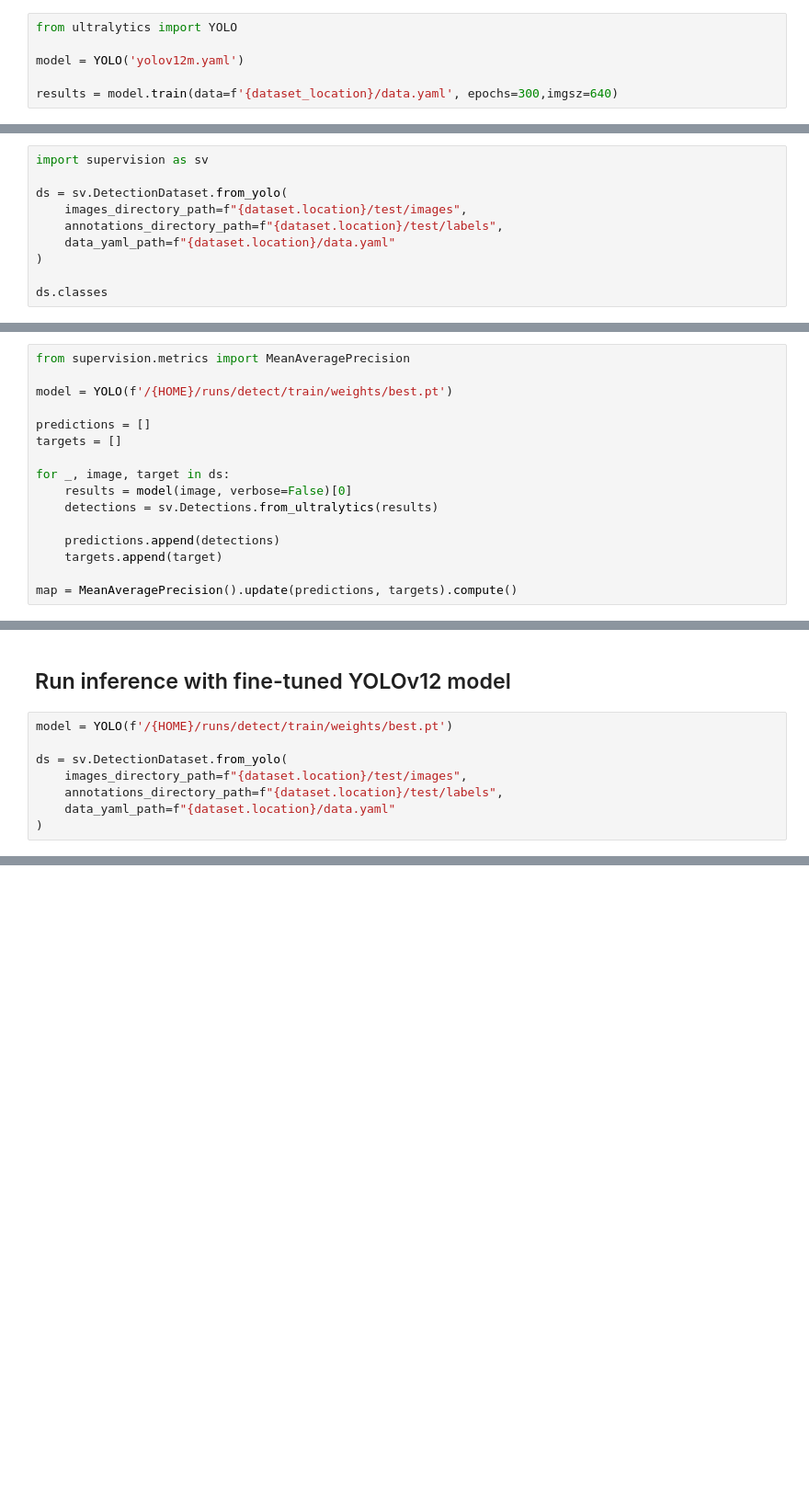
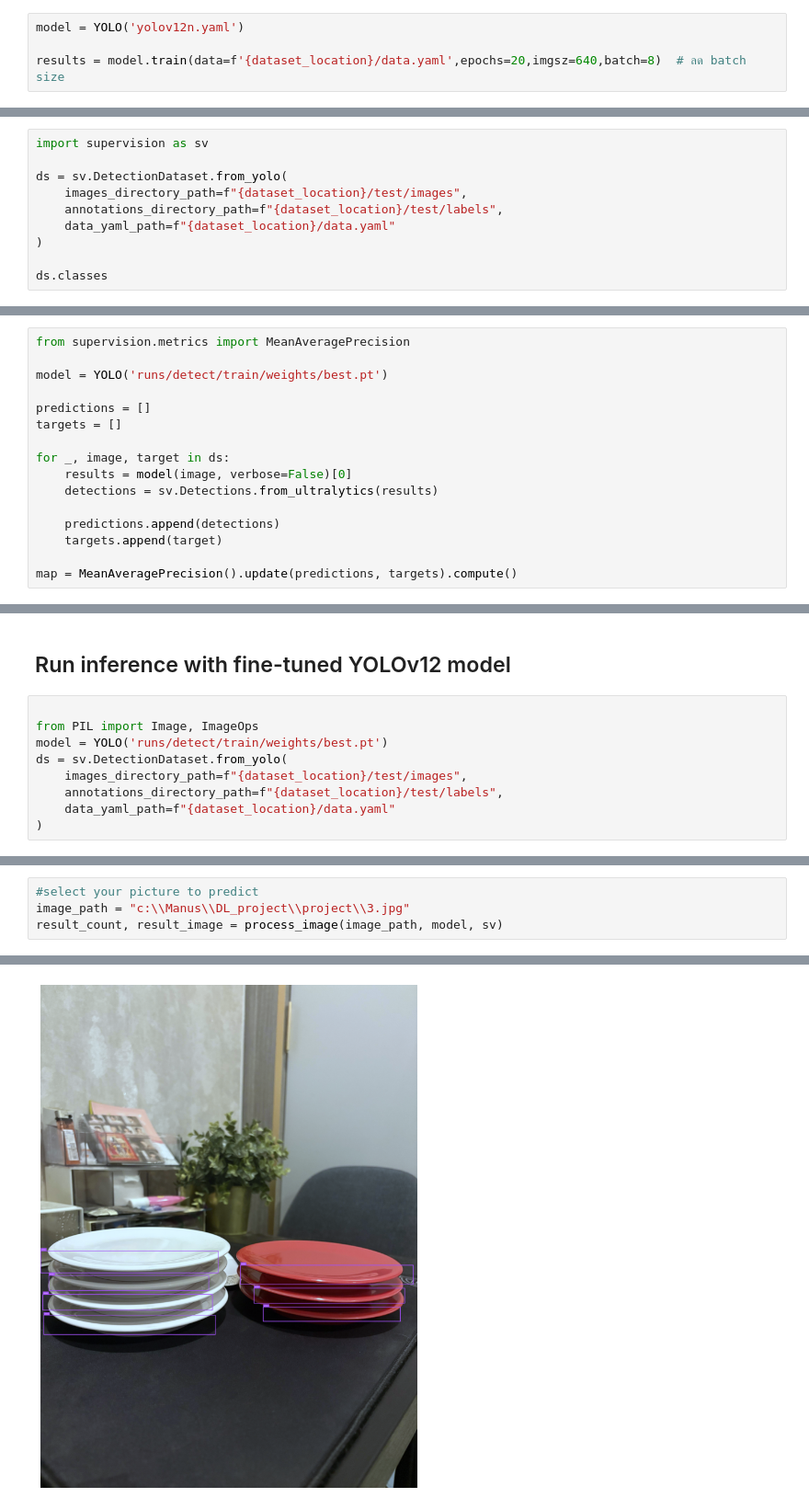
Before and after one commit to ponmak/DL_project, a Jupyter notebook: project/train/train_model.ipynb, the cells around one changed output, grey strips where cells are left out. Shown at 92% size. Saved outputs shown, nothing was run; the diff lists cells and outputs as text; blank space fills up the shorter version.

Commit message:
add file model

```diff
--- a/project/train/train_model.ipynb
+++ b/project/train/train_model.ipynb
@@ -281,9 +160,7 @@ We are now ready to fine-tune our YOLOv12 model. In the code below, we initializ
 
 **Note:** **Note that after training, you might encounter a `TypeError: argument of type 'PosixPath' is not iterable error` — this is a known issue, but your model weights will still be saved, so you can safely proceed to running inference.**
 # %%
-from ultralytics import YOLO
+model = YOLO('yolov12n.yaml')
 
-model = YOLO('yolov12m.yaml')
-
-results = model.train(data=f'{dataset_location}/data.yaml', epochs=300,imgsz=640)
+results = model.train(data=f'{dataset_location}/data.yaml',epochs=20,imgsz=640,batch=8)  # ลด batch size
 # %% [output]
@@ -358,9 +222,9 @@ Image(filename=f'{HOME}/runs/detect/train/result.png', width=1000)
 import supervision as sv
 
 ds = sv.DetectionDataset.from_yolo(
-    images_directory_path=f"{dataset.location}/test/images",
-    annotations_directory_path=f"{dataset.location}/test/labels",
-    data_yaml_path=f"{dataset.location}/data.yaml"
+    images_directory_path=f"{dataset_location}/test/images",
+    annotations_directory_path=f"{dataset_location}/test/labels",
+    data_yaml_path=f"{dataset_location}/data.yaml"
 )
 
 ds.classes
@@ -369,7 +233,7 @@ ds.classes
 # %%
 from supervision.metrics import MeanAveragePrecision
 
-model = YOLO(f'/{HOME}/runs/detect/train/weights/best.pt')
+model = YOLO('runs/detect/train/weights/best.pt')
 
 predictions = []
 targets = []
@@ -397,12 +265,13 @@ map.plot()
 # %% [markdown]
 ## Run inference with fine-tuned YOLOv12 model
 # %%
-model = YOLO(f'/{HOME}/runs/detect/train/weights/best.pt')
 
+from PIL import Image, ImageOps
+model = YOLO('runs/detect/train/weights/best.pt')
 ds = sv.DetectionDataset.from_yolo(
-    images_directory_path=f"{dataset.location}/test/images",
-    annotations_directory_path=f"{dataset.location}/test/labels",
-    data_yaml_path=f"{dataset.location}/data.yaml"
+    images_directory_path=f"{dataset_location}/test/images",
+    annotations_directory_path=f"{dataset_location}/test/labels",
+    data_yaml_path=f"{dataset_location}/data.yaml"
 )
 # %%
 def histogram_equalization(image):
@@ -637,0 +484,5 @@ Number of boxes drawn: 18
+# %%
+#select your picture to predict
+image_path = "c:\\Manus\\DL_project\\project\\3.jpg"
+result_count, result_image = process_image(image_path, model, sv)
+# %% [output]
@@ -637,0 +500 @@ Number of boxes drawn: 18
+[figure, added]
```
Also changed, not shown: parts of 40 cells of this notebook, 23 other files.
